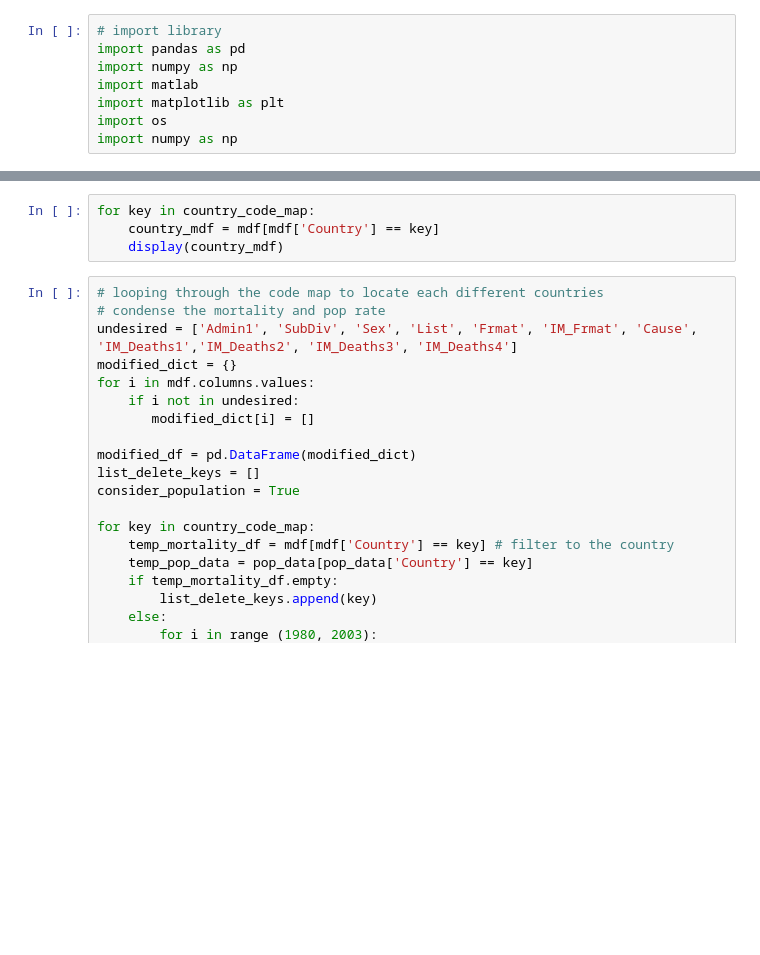
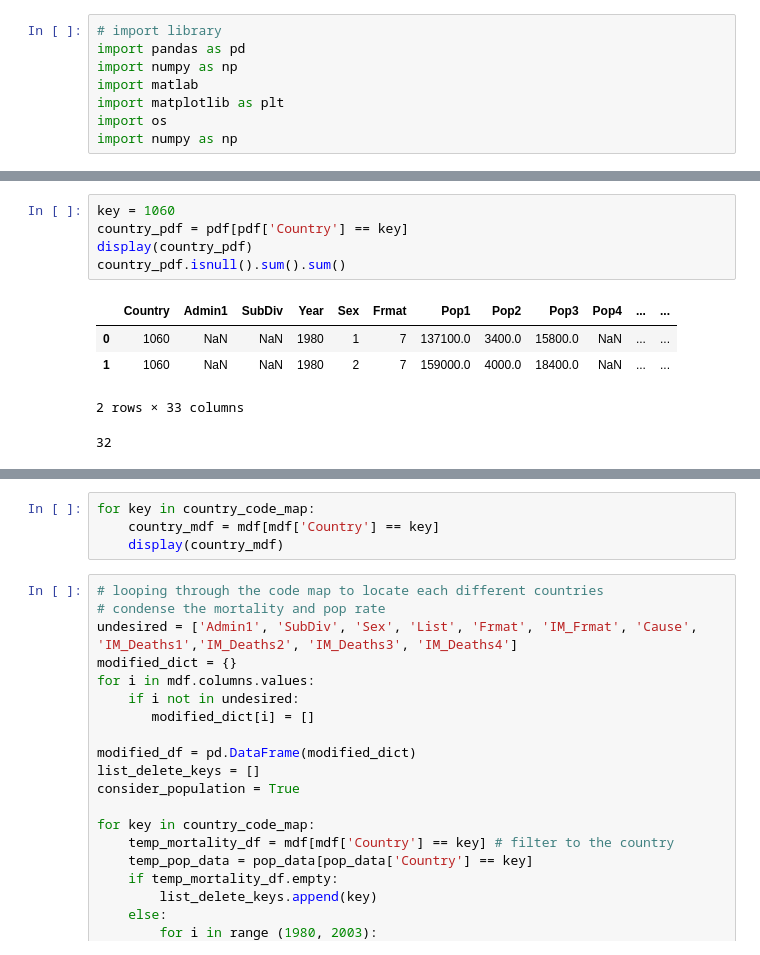
Before and after one commit to Voluptatemn/Population2023, a Jupyter notebook: Analysis.ipynb, the cells around one changed output, grey strips where cells are left out. Drawn from its saved outputs; the diff is of its cells as text; blank space fills up the shorter version.

```diff
--- a/Analysis.ipynb
+++ b/Analysis.ipynb
@@ -125,0 +166,11 @@ mdf
+# %%
+key = 1060
+country_pdf = pdf[pdf['Country'] == key]
+display(country_pdf)
+country_pdf.isnull().sum().sum()
+# %% [output]
+|  | Country | Admin1 | SubDiv | Year | Sex | Frmat | Pop1 | Pop2 | Pop3 | Pop4 | ... | ... |
+| 0 | 1060 | NaN | NaN | 1980 | 1 | 7 | 137100.0 | 3400.0 | 15800.0 | NaN | ... | ... |
+| 1 | 1060 | NaN | NaN | 1980 | 2 | 7 | 159000.0 | 4000.0 | 18400.0 | NaN | ... | ... |
+2 rows × 33 columns
+32
```
Also changed, not shown: parts of 13 cells of this notebook.
